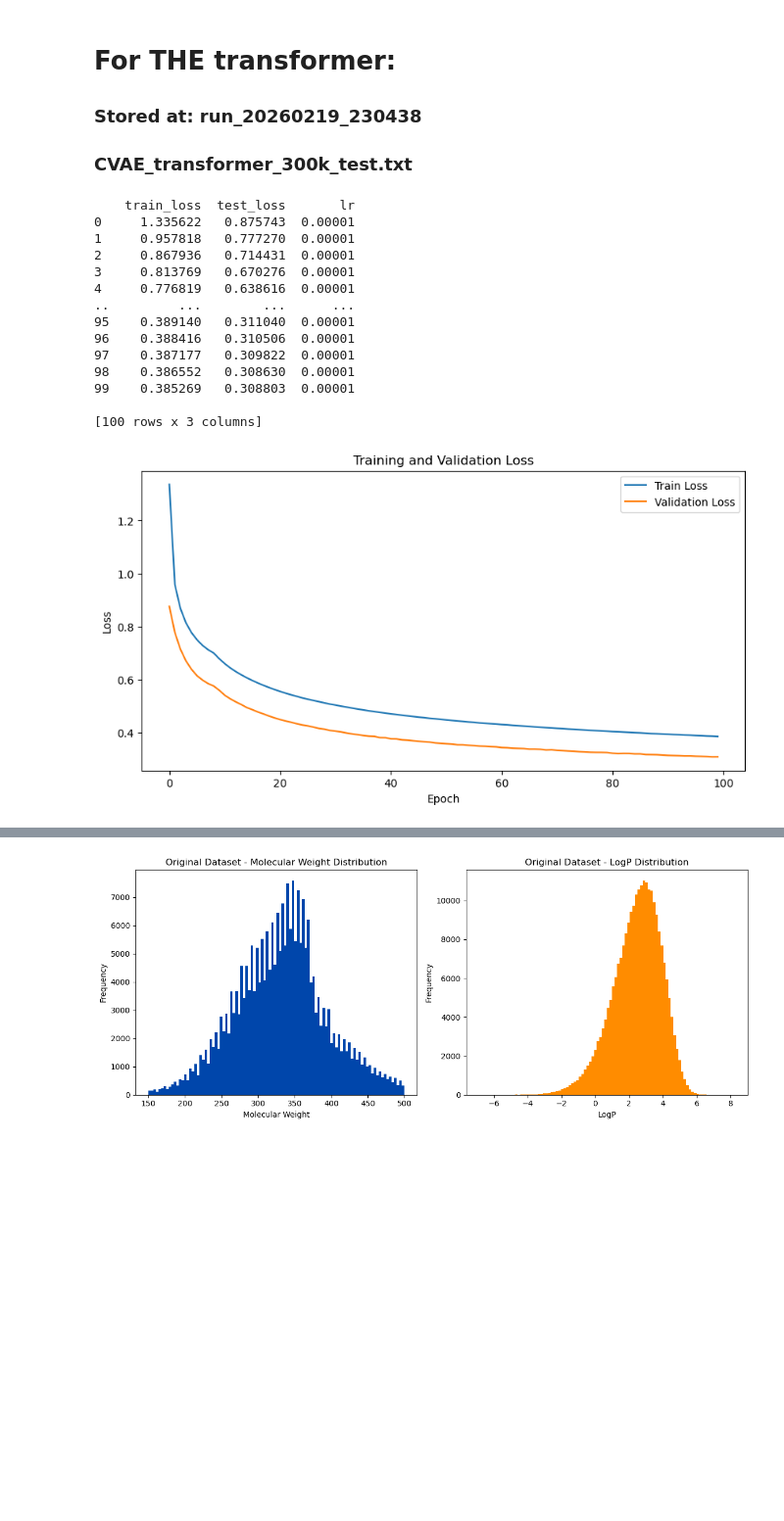
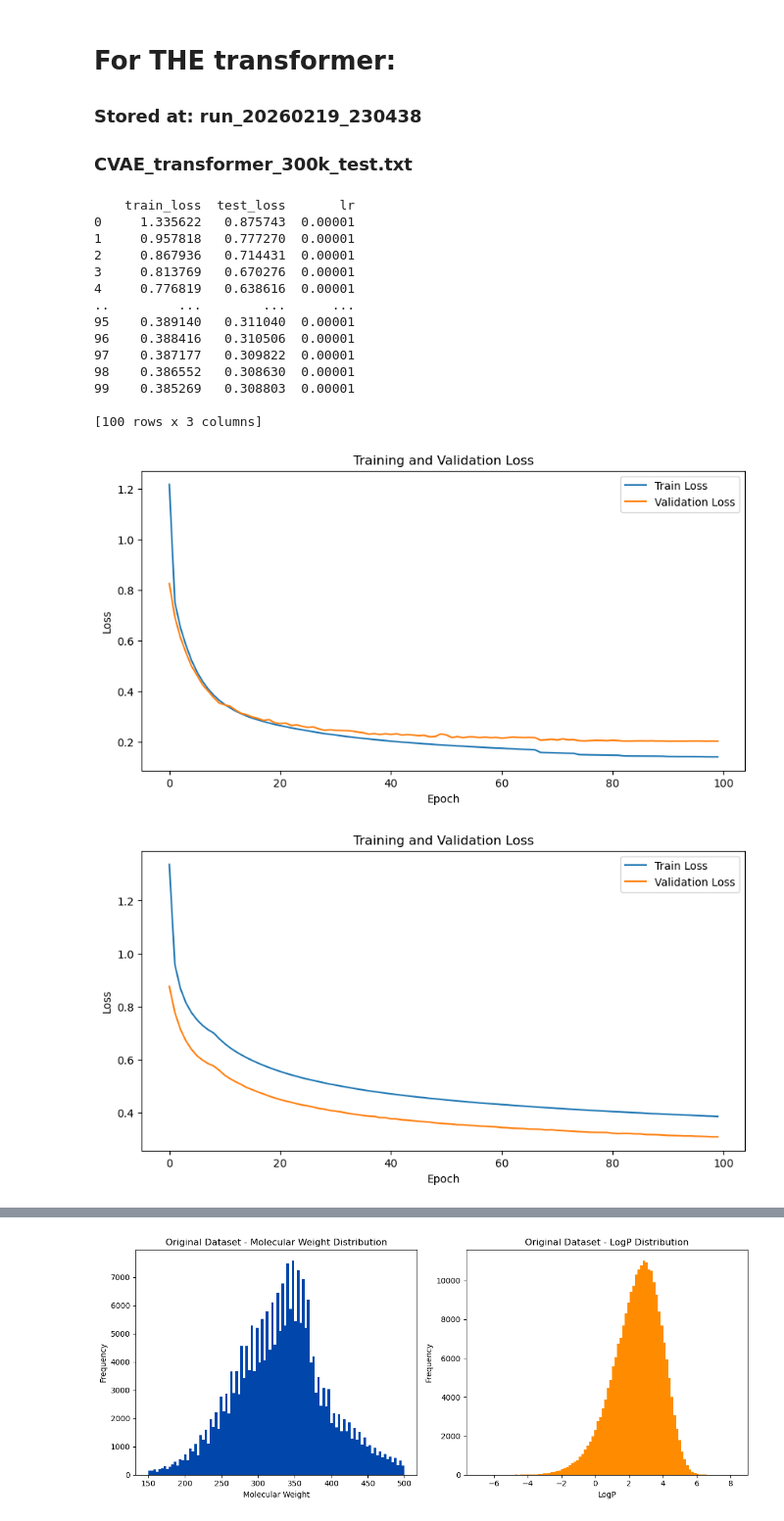
Before and after one commit to johanbaumann/dat675_project, a Jupyter notebook: vae/paper_based/CVAE/viz.ipynb, the cells around one changed output, grey strips where cells are left out. Shown at 98% size. Saved outputs shown, nothing was run; the diff lists cells and outputs as text; code cells hidden in the pictures; blank space fills up the shorter version.

Commit message:
added loss curves for: lstm, transformer that stopped to early, final transformer. Will generate molecules with final transformer tomorrow!

```diff
--- a/vae/paper_based/CVAE/viz.ipynb
+++ b/vae/paper_based/CVAE/viz.ipynb
@@ -39,32 +39,36 @@ print(df)
 def plot_history(df:pd.DataFrame, save_folder:str, file:str):
     x = np.linspace(0, len(df)-1, len(df))
     plt.figure(figsize=(10, 5))
     plt.plot(x, df['train_loss'], label='Train Loss')
     plt.plot(x, df['test_loss'], label='Validation Loss')
     plt.xlabel('Epoch')
     plt.ylabel('Loss')
     plt.legend()
     plt.title('Training and Validation Loss')
 
 
     plt.savefig(save_folder + run_name + "/history_plot.png")
     plt.show()
 
+histories = ['huge_generation_lstm','run_20260219_230438','run_20260222_112050']
+for his in histories:
+    df = pd.read_csv(save_folder+his+"/"+file)
 
-plot_history(df, save_folder, file)
+    plot_history(df, save_folder, file)
 # %% [output]
     train_loss  test_loss       lr
 0     1.335622   0.875743  0.00001
 1     0.957818   0.777270  0.00001
 2     0.867936   0.714431  0.00001
 3     0.813769   0.670276  0.00001
 4     0.776819   0.638616  0.00001
 ..         ...        ...      ...
 95    0.389140   0.311040  0.00001
 96    0.388416   0.310506  0.00001
 97    0.387177   0.309822  0.00001
 98    0.386552   0.308630  0.00001
 99    0.385269   0.308803  0.00001
 
 [100 rows x 3 columns]
-[figure, old version]
+[figure, new version]
+[figure, added]
```
Also changed, not shown: parts of 2 cells of this notebook.
